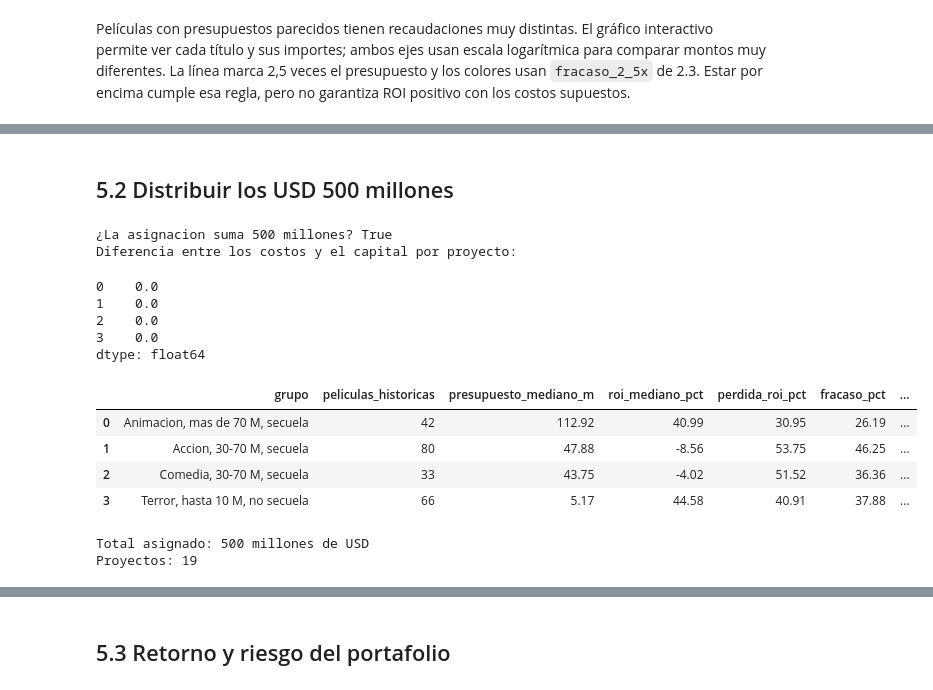
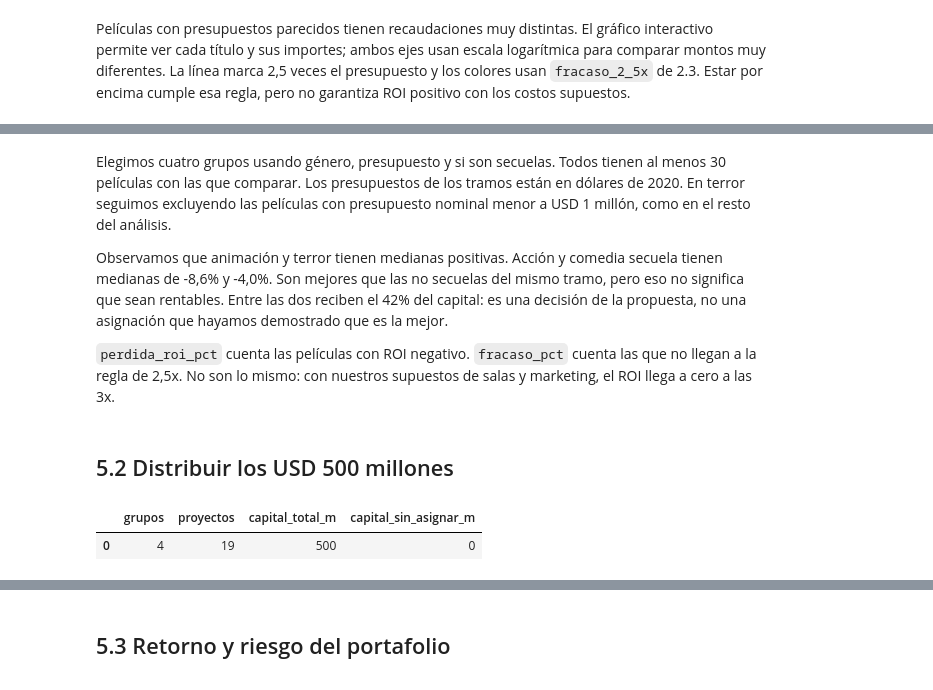
Before and after one commit to ETHARTIC/Programacion-Proyecto, a Jupyter notebook: notebooks/Proyecto_Final_B_Portafolio_Cine.ipynb, the cells around one changed output, grey strips where cells are left out. Saved outputs shown, nothing was run; the diff lists cells and outputs as text; code cells hidden in the pictures.

```diff
--- a/notebooks/Proyecto_Final_B_Portafolio_Cine.ipynb
+++ b/notebooks/Proyecto_Final_B_Portafolio_Cine.ipynb
@@ -1520,7 +1643,7 @@ Películas con presupuestos parecidos tienen recaudaciones muy distintas. El gr
 ## 5.1 Definir los grupos
 # %%
 CORTES_PRESUPUESTO_M = [0, 10, 30, 70, np.inf]
-NOMBRES_TRAMOS = ['Hasta 10', '10-30', '30-70', 'Mas de 70']
+NOMBRES_TRAMOS = ['Hasta 10', '10-30', '30-70', 'Más de 70']
 
 portafolio_base = universo_negocio.copy()
 portafolio_base['presupuesto_millones'] = (
@@ -1534,14 +1657,14 @@ resumen_tramos = portafolio_base.groupby(
     'tramo_presupuesto', observed=True).agg(
         peliculas=('id_pelicula','size'),
         presupuesto_mediano_m=('presupuesto_millones','median')).reset_index()
-print('Peliculas y presupuesto mediano por tramo:')
+print('Películas y presupuesto mediano por tramo:')
 display(resumen_tramos.round(1))
 
-# Cada fila define un grupo observable; la asignacion se decide en 5.2.
+# Cada fila define un grupo observable; la asignación se decide en 5.2.
 grupos_elegidos = pd.DataFrame([
-    {'grupo':'Animacion, mas de 70 M, secuela',
-     'genero':'Animación', 'tramo':'Mas de 70', 'es_secuela':'Si'},
-    {'grupo':'Accion, 30-70 M, secuela',
+    {'grupo':'Animación, más de 70 M, secuela',
+     'genero':'Animación', 'tramo':'Más de 70', 'es_secuela':'Si'},
+    {'grupo':'Acción, 30-70 M, secuela',
      'genero':'Acción', 'tramo':'30-70', 'es_secuela':'Si'},
     {'grupo':'Comedia, 30-70 M, secuela',
      'genero':'Comedia', 'tramo':'30-70', 'es_secuela':'Si'},
@@ -1571,10 +1694,10 @@ for i in range(len(grupos_elegidos)):
 resumen_grupos = pd.DataFrame(filas_grupos)
 print('Cuatro grupos propuestos; presupuestos en USD millones de 2020:')
 display(resumen_grupos.round(1))
-print('Minimo de peliculas historicas por grupo:',
+print('Mínimo de películas históricas por grupo:',
       resumen_grupos.peliculas_historicas.min())
 
-# Comparamos los grupos intermedios con peliculas no secuela equivalentes.
+# Comparamos los grupos intermedios con películas no secuela equivalentes.
 comparadores = portafolio_base.loc[
     portafolio_base.genero.isin(['Acción', 'Comedia'])
     & (portafolio_base.tramo_presupuesto == '30-70')]
@@ -1587,6 +1710,6 @@ comparacion_secuela['roi_mediano_pct'] = (
     100 * comparacion_secuela.roi_mediano_pct)
 comparacion_secuela['fracaso_pct'] = (
     100 * comparacion_secuela.fracaso_pct)
-print('Accion y comedia de 30–70 M: secuelas frente a no secuelas:')
+print('Acción y comedia de 30-70 M: secuelas frente a no secuelas:')
 display(comparacion_secuela.round(1))
 # %% [output]
@@ -1618,44 +1735,43 @@ Animacion y terror tienen medianas positivas. Accion y comedia secuela de presup
+# %% [markdown]
+Elegimos cuatro grupos usando género, presupuesto y si son secuelas. Todos tienen al menos 30 películas con las que comparar. Los presupuestos de los tramos están en dólares de 2020. En terror seguimos excluyendo las películas con presupuesto nominal menor a USD 1 millón, como en el resto del análisis.
+
+Observamos que animación y terror tienen medianas positivas. Acción y comedia secuela tienen medianas de -8,6% y -4,0%. Son mejores que las no secuelas del mismo tramo, pero eso no significa que sean rentables. Entre las dos reciben el 42% del capital: es una decisión de la propuesta, no una asignación que hayamos demostrado que es la mejor.
+
+`perdida_roi_pct` cuenta las películas con ROI negativo. `fracaso_pct` cuenta las que no llegan a la regla de 2,5x. No son lo mismo: con nuestros supuestos de salas y marketing, el ROI llega a cero a las 3x.
 # %% [markdown]
 ## 5.2 Distribuir los USD 500 millones
 # %%
 CAPITAL_TOTAL_M = 500
 FACTOR_COSTO_TOTAL = 1 + MARKETING_SOBRE_PRESUPUESTO
 
 asignacion = pd.DataFrame([
-    {'grupo':'Animacion, mas de 70 M, secuela', 'asignacion_m':170, 'proyectos':1},
-    {'grupo':'Accion, 30-70 M, secuela', 'asignacion_m':144, 'proyectos':2},
+    {'grupo':'Animación, más de 70 M, secuela', 'asignacion_m':170, 'proyectos':1},
+    {'grupo':'Acción, 30-70 M, secuela', 'asignacion_m':144, 'proyectos':2},
     {'grupo':'Comedia, 30-70 M, secuela', 'asignacion_m':66, 'proyectos':1},
     {'grupo':'Terror, hasta 10 M, no secuela', 'asignacion_m':120, 'proyectos':15}
 ])
 propuesta = resumen_grupos.merge(asignacion, on='grupo')
 propuesta['capital_por_proyecto_m'] = propuesta.asignacion_m / propuesta.proyectos
 propuesta['produccion_por_proyecto_m'] = propuesta.capital_por_proyecto_m / FACTOR_COSTO_TOTAL
 propuesta['marketing_por_proyecto_m'] = (
     propuesta.produccion_por_proyecto_m * MARKETING_SOBRE_PRESUPUESTO)
 propuesta['diferencia_vs_mediana_pct'] = (
     propuesta.produccion_por_proyecto_m / propuesta.presupuesto_mediano_m - 1) * 100
 propuesta['participacion_pct'] = propuesta.asignacion_m / CAPITAL_TOTAL_M * 100
-print('¿La asignacion suma 500 millones?', propuesta['asignacion_m'].sum() == CAPITAL_TOTAL_M)
-control_costos = (propuesta['produccion_por_proyecto_m']
-                  + propuesta['marketing_por_proyecto_m']
-                  - propuesta['capital_por_proyecto_m']).round(6)
-print('Diferencia entre los costos y el capital por proyecto:')
-display(control_costos)
-display(propuesta.round(2))
-print('Total asignado:', propuesta.asignacion_m.sum(), 'millones de USD')
-print('Proyectos:', propuesta.proyectos.sum())
+
+control_asignacion = pd.DataFrame({
+    'grupos': [len(propuesta)],
+    'proyectos': [propuesta.proyectos.sum()],
+    'capital_total_m': [propuesta.asignacion_m.sum()],
+    'capital_sin_asignar_m': [CAPITAL_TOTAL_M - propuesta.asignacion_m.sum()]
+})
+display(control_asignacion)
+display(propuesta[[
+    'grupo', 'asignacion_m', 'participacion_pct', 'proyectos',
+    'capital_por_proyecto_m', 'produccion_por_proyecto_m',
+    'marketing_por_proyecto_m', 'presupuesto_mediano_m',
+    'diferencia_vs_mediana_pct'
+]].round(2))
 # %% [output]
-¿La asignacion suma 500 millones? True
-Diferencia entre los costos y el capital por proyecto:
-0    0.0
-1    0.0
-2    0.0
-3    0.0
-dtype: float64
-|  | grupo | peliculas_historicas | presupuesto_mediano_m | roi_mediano_pct | perdida_roi_pct | fracaso_pct | ... |
-| 0 | Animacion, mas de 70 M, secuela | 42 | 112.92 | 40.99 | 30.95 | 26.19 | ... |
-| 1 | Accion, 30-70 M, secuela | 80 | 47.88 | -8.56 | 53.75 | 46.25 | ... |
-| 2 | Comedia, 30-70 M, secuela | 33 | 43.75 | -4.02 | 51.52 | 36.36 | ... |
-| 3 | Terror, hasta 10 M, no secuela | 66 | 5.17 | 44.58 | 40.91 | 37.88 | ... |
+|  | grupos | proyectos | capital_total_m | capital_sin_asignar_m |
+| 0 | 4 | 19 | 500 | 0 |
-Total asignado: 500 millones de USD
-Proyectos: 19
```
Also changed, not shown: parts of 82 cells of this notebook, 16 other files.
